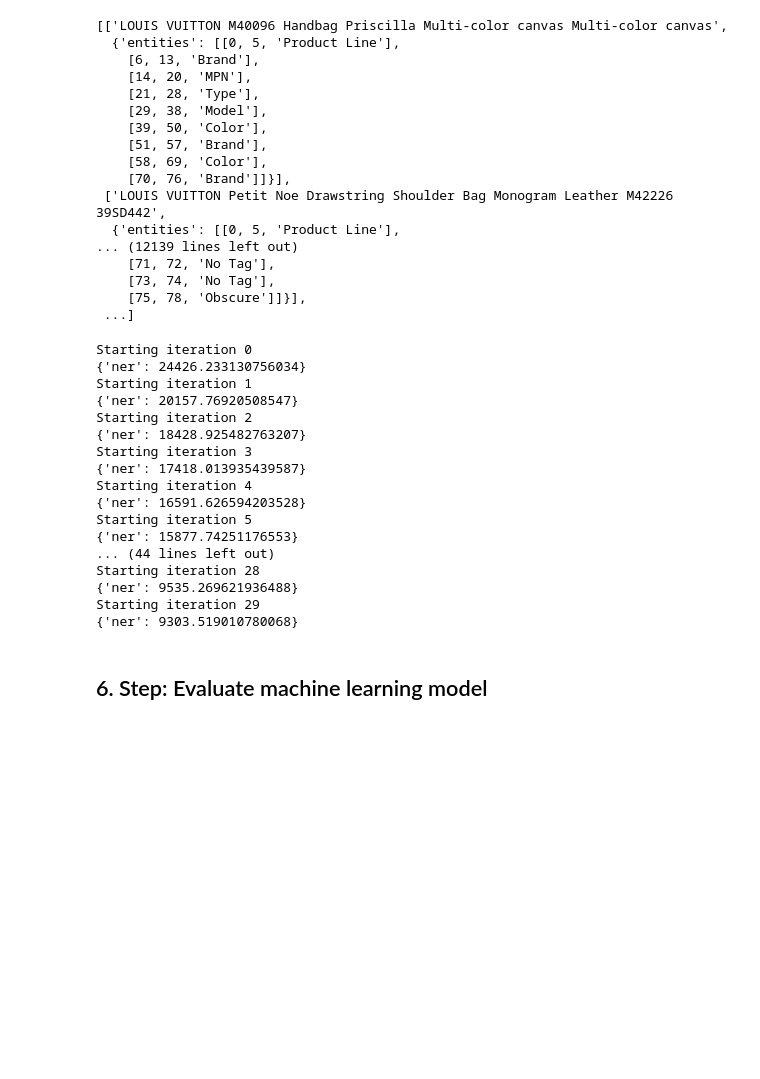
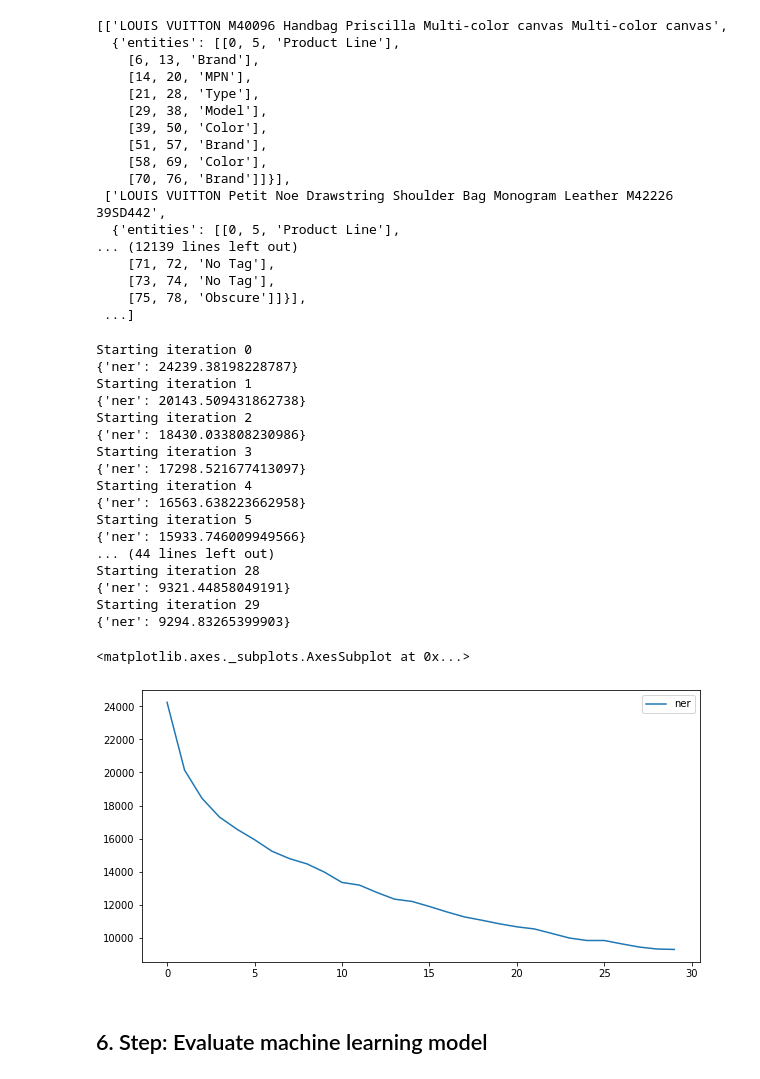
Before and after one commit to YanjunLin-Andrie/NLP_SpaCy_eBay, a Jupyter notebook: test.ipynb, the cells around one changed output. Saved outputs shown, nothing was run; the diff lists cells and outputs as text; code cells hidden in the pictures; blank space fills up the shorter version.

Commit message:
loss visualization

```diff
--- a/test.ipynb
+++ b/test.ipynb
@@ -172,6 +172,7 @@ TRAIN_DATA
  ...]
 # %%
 # Use saved TRAIN_DATA dataset to train a brand new spacy model to get loss rate
+loss = []
 def train_spacy(data, iterations):
   TRAIN_DATA = data
   nlp = spacy.blank('en')
@@ -193,6 +194,7 @@ def train_spacy(data, iterations):
         example = Example.from_dict(doc, annotations)
         # print(text)
         nlp.update([example], drop = 0.2, sgd = optimizer, losses = losses)
+      loss.append(losses)
       print(losses)
   return(nlp)
 
@@ -204,19 +206,19 @@ nlp = train_spacy(TRAIN_DATA, 30)
 nlp.to_disk('./trained_ebay_ner_model')
 # %% [output]
 Starting iteration 0
-{'ner': 24426.233130756034}
+{'ner': 24239.38198228787}
 Starting iteration 1
-{'ner': 20157.76920508547}
+{'ner': 20143.509431862738}
 Starting iteration 2
-{'ner': 18428.925482763207}
+{'ner': 18430.033808230986}
 Starting iteration 3
-{'ner': 17418.013935439587}
+{'ner': 17298.521677413097}
 Starting iteration 4
-{'ner': 16591.626594203528}
+{'ner': 16563.638223662958}
 Starting iteration 5
-{'ner': 15877.74251176553}
+{'ner': 15933.746009949566}
 ... (44 lines left out)
 Starting iteration 28
-{'ner': 9535.269621936488}
+{'ner': 9321.44858049191}
 Starting iteration 29
-{'ner': 9303.519010780068}
+{'ner': 9294.83265399903}
@@ -225,3 +225,10 @@ Starting iteration 29
+# %%
+# Visualize loss rate
+train_losses = pd.DataFrame(loss)
+train_losses.plot.line(figsize = (10,5))
+# %% [output]
+<matplotlib.axes._subplots.AxesSubplot at 0x...>
+[figure, added]
 # %% [markdown]
 ##  6. Step: Evaluate machine learning model
 # %%
```
Also changed, not shown: parts of 3 cells of this notebook.
